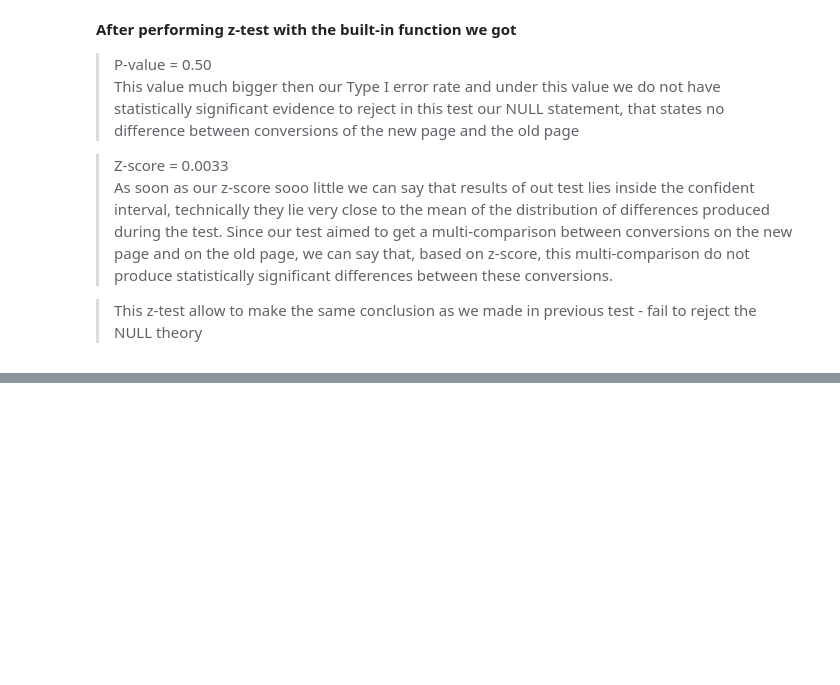
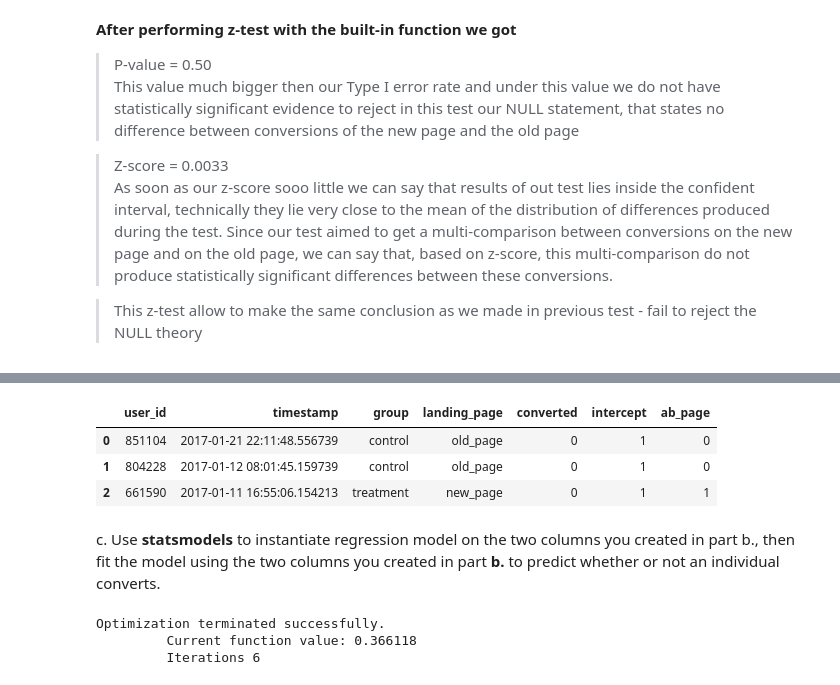
Before and after one commit to Alex-Romanenko/Analyze_ab_test_results, a Jupyter notebook: Analyze_ab_test_results.ipynb, the cells around one changed output, grey strips where cells are left out. Drawn from its saved outputs; the diff is of its cells as text; code cells hidden in the pictures; blank space fills up the shorter version.

Commit message:
Update Analyze_ab_test_results.ipynb
A regression approach

```diff
--- a/Analyze_ab_test_results.ipynb
+++ b/Analyze_ab_test_results.ipynb
@@ -342,0 +352,20 @@ print('\n','Z-score = ' ,z_score,'\n', 'P-value = ', p_value)
+# %%
+# create a column with an intercept
+df2['intercept'] = 1
+# create 'ab_page' column with dummy  variables '1' for treatment, '0' for control
+df2['ab_page'] = df2['group'].apply(lambda x: 1 if x == 'treatment' else 0)
+df2.head(3)
+# %% [output]
+|  | user_id | timestamp | group | landing_page | converted | intercept | ab_page |
+| 0 | 851104 | 2017-01-21 22:11:48.556739 | control | old_page | 0 | 1 | 0 |
+| 1 | 804228 | 2017-01-12 08:01:45.159739 | control | old_page | 0 | 1 | 0 |
+| 2 | 661590 | 2017-01-11 16:55:06.154213 | treatment | new_page | 0 | 1 | 1 |
+# %% [markdown]
+c. Use **statsmodels** to instantiate regression model on the two columns you created in part b., then fit the model using the two columns you created in part **b.** to predict whether or not an individual converts.
+# %%
+log_mod = sm.Logit(df2['converted'], df2[['intercept', 'ab_page']])
+result = log_mod.fit()
+# %% [output]
+Optimization terminated successfully.
+         Current function value: 0.366118
+         Iterations 6
```
Also changed, not shown: parts of 7 cells of this notebook.
